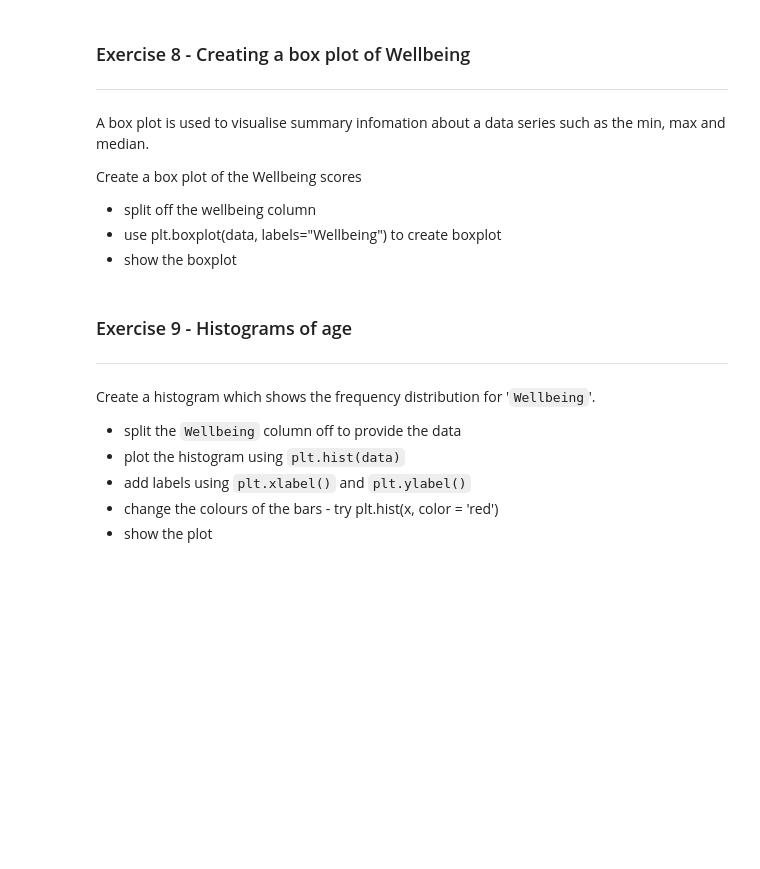
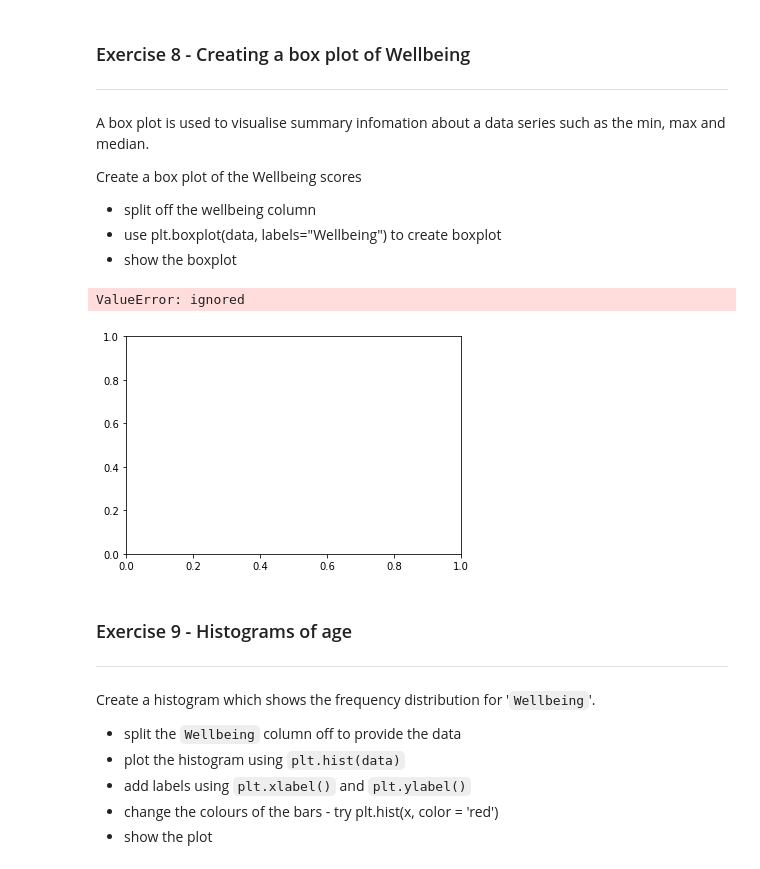
Before and after one commit to claret003/pythoncourse, a Jupyter notebook: Worksheets/Correlation_and_visualisation.ipynb, the cells around one changed output. Cells and saved outputs as stored; diff of their text form; code cells hidden in the pictures; blank space fills up the shorter version.

```diff
--- a/Worksheets/Correlation_and_visualisation.ipynb
+++ b/Worksheets/Correlation_and_visualisation.ipynb
@@ -368,6 +368,17 @@ Create a box plot of the Wellbeing scores
 *  split off the wellbeing column
 *  use plt.boxplot(data, labels="Wellbeing") to create boxplot
 *  show the boxplot
+# %%
+wellbeing = psych_data['Wellbeing']
+
+plt.boxplot(data, labels = "Wellbeing")
+
+plt.show()
+
+#stopping here to look at project work - will come back to this
+# %% [output]
+ValueError: ignored
+[figure, added]
 # %% [markdown]
 ### Exercise 9 - Histograms of  age
 ---
```
Also changed, not shown: parts of 1 cell of this notebook.
